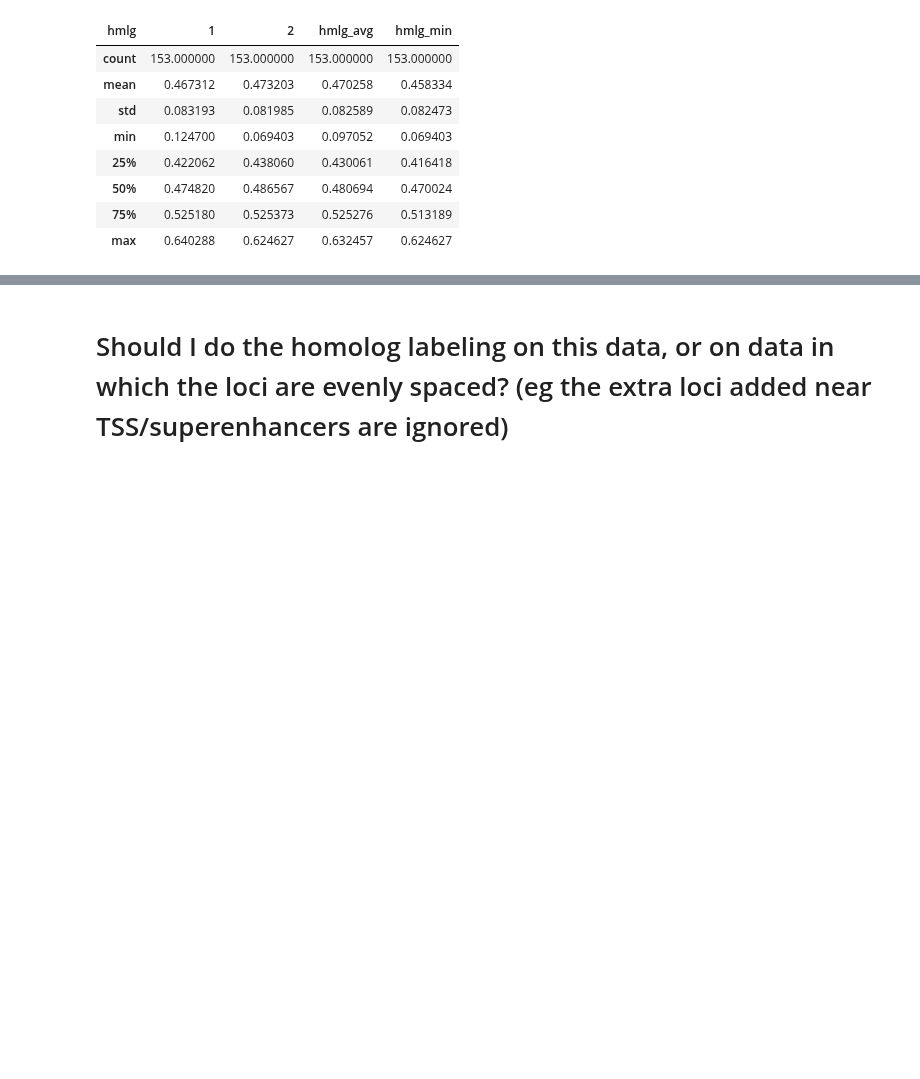
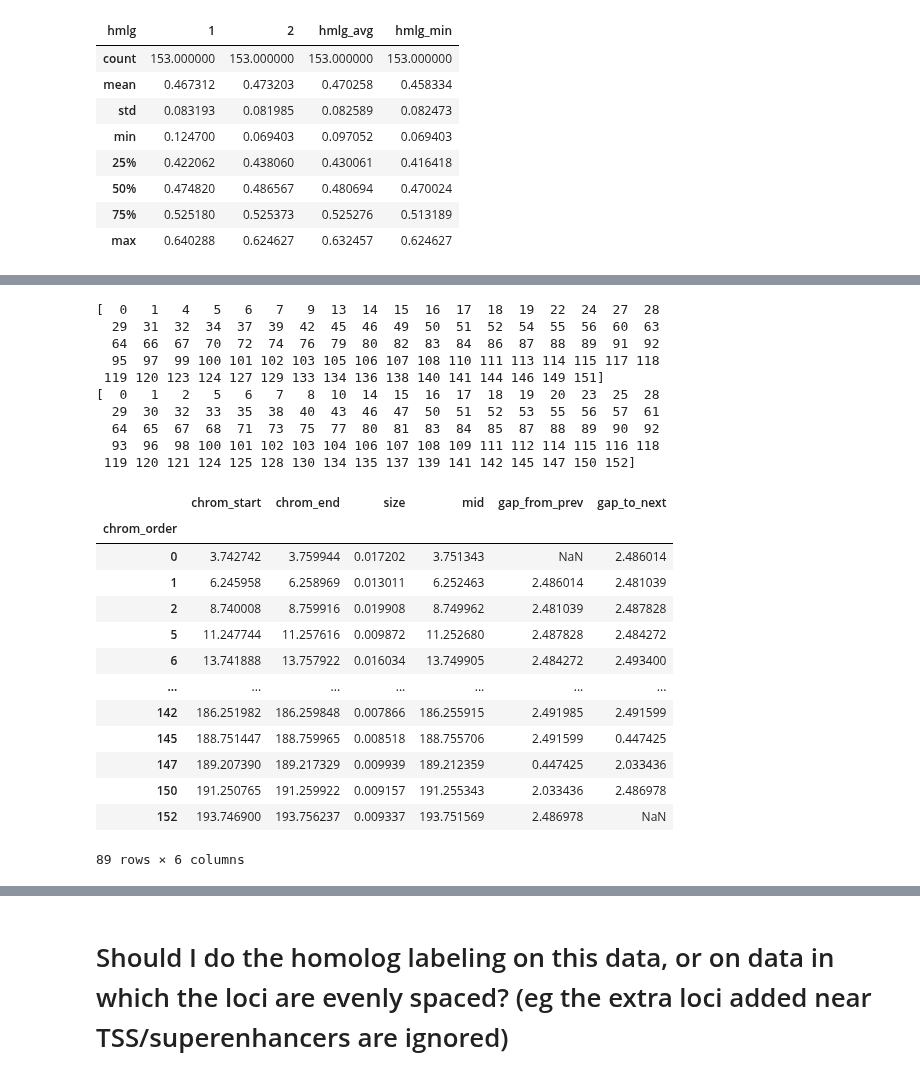
Before and after one commit to gesinecauer/Chromatin_Analysis_MOp, a Jupyter notebook: jupyter/parse_dna_merfish.ipynb, the cells around one changed output, grey strips where cells are left out. Drawn from its saved outputs; the diff is of its cells as text; code cells hidden in the pictures; blank space fills up the shorter version.

```diff
--- a/jupyter/parse_dna_merfish.ipynb
+++ b/jupyter/parse_dna_merfish.ipynb
@@ -1400,0 +1397,45 @@ Name: count, dtype: int64
+# %%
+diff = np.abs(loci.mid.values.reshape(-1, 1) - loci.mid.values.reshape(1, -1))
+diff[np.tril_indices(diff.shape[0])] = np.nan
+# diff[diff > 3.5] = 0
+# diff[diff < 1.5] = 0
+# (diff.round(1)[:10, :10] * 10).astype(int)
+
+diff2 = np.abs(diff - 2.5)
+# (diff2.round(2)[:10, :10]) #.astype(int)
+# print(diff2.round(2)[:6, :6])
+
+diff_min = np.nanmin(diff2[:, 1:], axis=0)
+# np.where(diff2 < 0.1)
+idx_good = np.where(diff_min < 0.1)[0]
+print(idx_good)
+
+idx_good = np.append([0], idx_good + 1)
+print(idx_good)
+
+get_gaps(loci.loc[idx_good])
+# %% [output]
+[  0   1   4   5   6   7   9  13  14  15  16  17  18  19  22  24  27  28
+  29  31  32  34  37  39  42  45  46  49  50  51  52  54  55  56  60  63
+  64  66  67  70  72  74  76  79  80  82  83  84  86  87  88  89  91  92
+  95  97  99 100 101 102 103 105 106 107 108 110 111 113 114 115 117 118
+ 119 120 123 124 127 129 133 134 136 138 140 141 144 146 149 151]
+[  0   1   2   5   6   7   8  10  14  15  16  17  18  19  20  23  25  28
+  29  30  32  33  35  38  40  43  46  47  50  51  52  53  55  56  57  61
+  64  65  67  68  71  73  75  77  80  81  83  84  85  87  88  89  90  92
+  93  96  98 100 101 102 103 104 106 107 108 109 111 112 114 115 116 118
+ 119 120 121 124 125 128 130 134 135 137 139 141 142 145 147 150 152]
+|  | chrom_start | chrom_end | size | mid | gap_from_prev | gap_to_next |
+| chrom_order |  |  |  |  |  |  |
+| 0 | 3.742742 | 3.759944 | 0.017202 | 3.751343 | NaN | 2.486014 |
+| 1 | 6.245958 | 6.258969 | 0.013011 | 6.252463 | 2.486014 | 2.481039 |
+| 2 | 8.740008 | 8.759916 | 0.019908 | 8.749962 | 2.481039 | 2.487828 |
+| 5 | 11.247744 | 11.257616 | 0.009872 | 11.252680 | 2.487828 | 2.484272 |
+| 6 | 13.741888 | 13.757922 | 0.016034 | 13.749905 | 2.484272 | 2.493400 |
+| ... | ... | ... | ... | ... | ... | ... |
+| 142 | 186.251982 | 186.259848 | 0.007866 | 186.255915 | 2.491985 | 2.491599 |
+| 145 | 188.751447 | 188.759965 | 0.008518 | 188.755706 | 2.491599 | 0.447425 |
+| 147 | 189.207390 | 189.217329 | 0.009939 | 189.212359 | 0.447425 | 2.033436 |
+| 150 | 191.250765 | 191.259922 | 0.009157 | 191.255343 | 2.033436 | 2.486978 |
+| 152 | 193.746900 | 193.756237 | 0.009337 | 193.751569 | 2.486978 | NaN |
+89 rows × 6 columns
```
Also changed, not shown: parts of 7 cells of this notebook.
